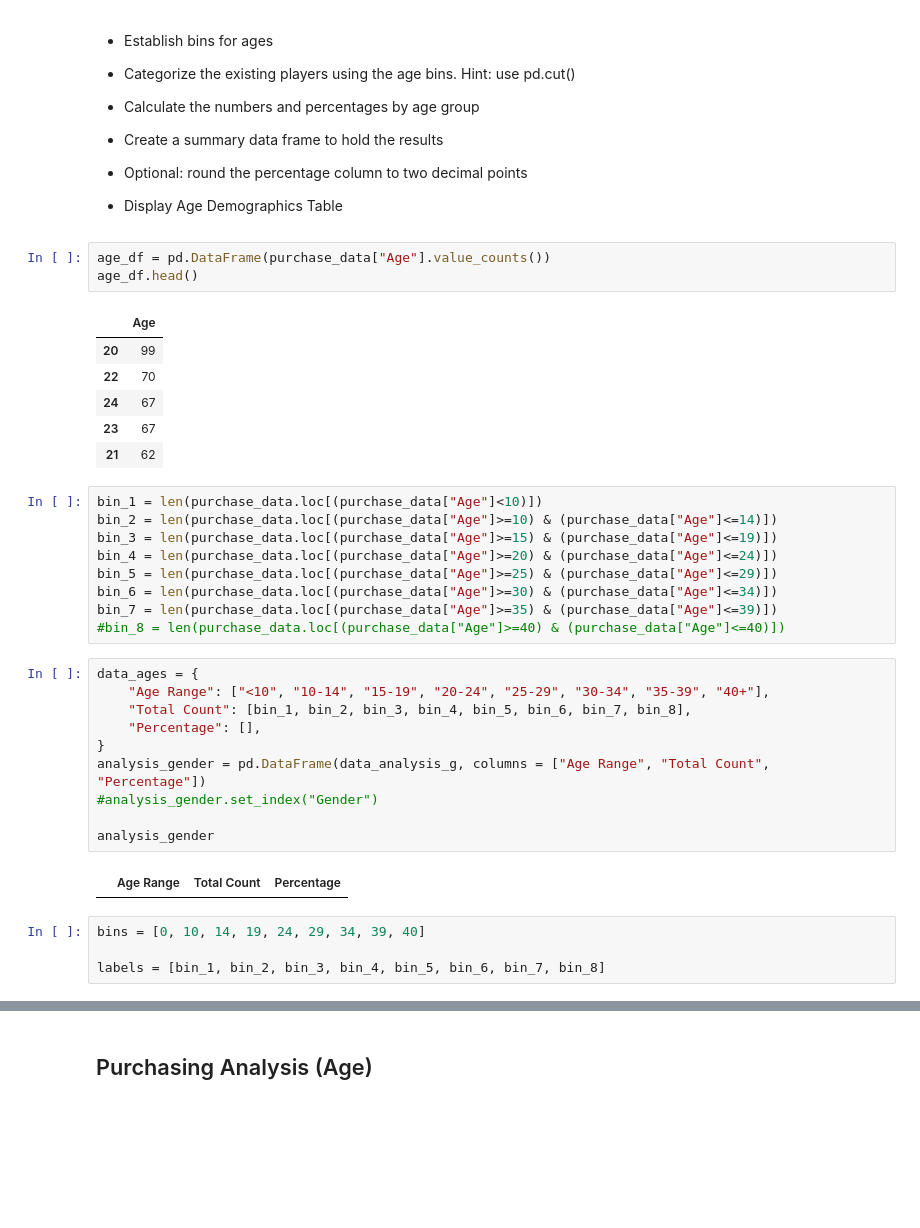
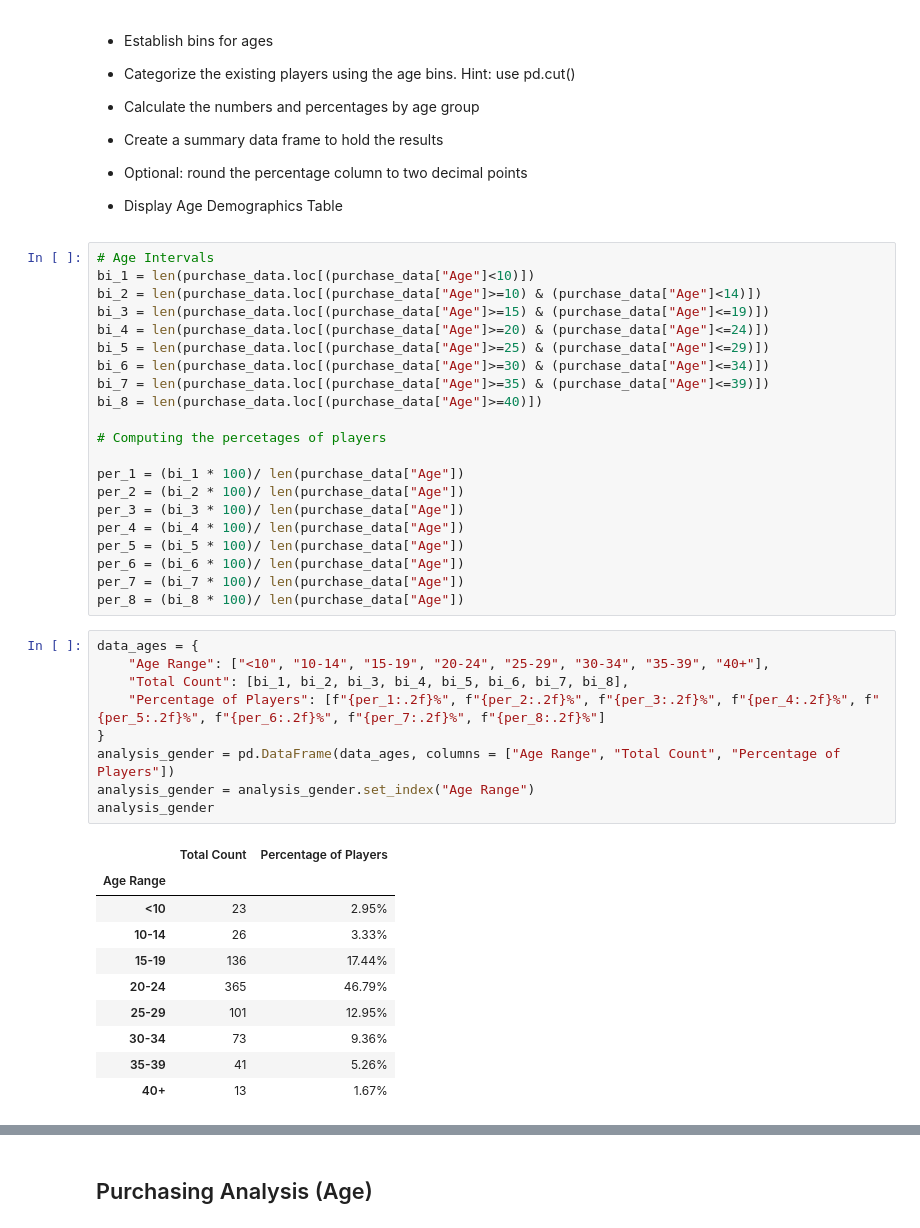
Before and after one commit to jacalderonn/Videogame_sales, a Jupyter notebook: HeroesOfPymoli/HeroesOfPymoli.ipynb, the cells around one changed output, grey strips where cells are left out. Drawn from its saved outputs; the diff is of its cells as text; blank space fills up the shorter version.

```diff
--- a/HeroesOfPymoli/HeroesOfPymoli.ipynb
+++ b/HeroesOfPymoli/HeroesOfPymoli.ipynb
@@ -186,38 +183,44 @@ analysis_gender.set_index("Gender")
 
 
 * Display Age Demographics Table
-# %%
-age_df = pd.DataFrame(purchase_data["Age"].value_counts())
-age_df.head()
-# %% [output]
-|  | Age |
-| 20 | 99 |
-| 22 | 70 |
-| 24 | 67 |
-| 23 | 67 |
-| 21 | 62 |
 # %%
-bin_1 = len(purchase_data.loc[(purchase_data["Age"]<10)])
-bin_2 = len(purchase_data.loc[(purchase_data["Age"]>=10) & (purchase_data["Age"]<=14)])
-bin_3 = len(purchase_data.loc[(purchase_data["Age"]>=15) & (purchase_data["Age"]<=19)])
-bin_4 = len(purchase_data.loc[(purchase_data["Age"]>=20) & (purchase_data["Age"]<=24)])
-bin_5 = len(purchase_data.loc[(purchase_data["Age"]>=25) & (purchase_data["Age"]<=29)])
-bin_6 = len(purchase_data.loc[(purchase_data["Age"]>=30) & (purchase_data["Age"]<=34)])
-bin_7 = len(purchase_data.loc[(purchase_data["Age"]>=35) & (purchase_data["Age"]<=39)])
-#bin_8 = len(purchase_data.loc[(purchase_data["Age"]>=40) & (purchase_data["Age"]<=40)])
+# Age Intervals
+bi_1 = len(purchase_data.loc[(purchase_data["Age"]<10)])
+bi_2 = len(purchase_data.loc[(purchase_data["Age"]>=10) & (purchase_data["Age"]<14)])
+bi_3 = len(purchase_data.loc[(purchase_data["Age"]>=15) & (purchase_data["Age"]<=19)])
+bi_4 = len(purchase_data.loc[(purchase_data["Age"]>=20) & (purchase_data["Age"]<=24)])
+bi_5 = len(purchase_data.loc[(purchase_data["Age"]>=25) & (purchase_data["Age"]<=29)])
+bi_6 = len(purchase_data.loc[(purchase_data["Age"]>=30) & (purchase_data["Age"]<=34)])
+bi_7 = len(purchase_data.loc[(purchase_data["Age"]>=35) & (purchase_data["Age"]<=39)])
+bi_8 = len(purchase_data.loc[(purchase_data["Age"]>=40)])
+
+# Computing the percetages of players
+
+per_1 = (bi_1 * 100)/ len(purchase_data["Age"])
+per_2 = (bi_2 * 100)/ len(purchase_data["Age"])
+per_3 = (bi_3 * 100)/ len(purchase_data["Age"])
+per_4 = (bi_4 * 100)/ len(purchase_data["Age"])
+per_5 = (bi_5 * 100)/ len(purchase_data["Age"])
+per_6 = (bi_6 * 100)/ len(purchase_data["Age"])
+per_7 = (bi_7 * 100)/ len(purchase_data["Age"])
+per_8 = (bi_8 * 100)/ len(purchase_data["Age"])
 # %%
 data_ages = {
     "Age Range": ["<10", "10-14", "15-19", "20-24", "25-29", "30-34", "35-39", "40+"],
-    "Total Count": [bin_1, bin_2, bin_3, bin_4, bin_5, bin_6, bin_7, bin_8],
-    "Percentage": [],
+    "Total Count": [bi_1, bi_2, bi_3, bi_4, bi_5, bi_6, bi_7, bi_8],
+    "Percentage of Players": [f"{per_1:.2f}%", f"{per_2:.2f}%", f"{per_3:.2f}%", f"{per_4:.2f}%", f"{per_5:.2f}%", f"{per_6:.2f}%", f"{per_7:.2f}%", f"{per_8:.2f}%"]
 }
-analysis_gender = pd.DataFrame(data_analysis_g, columns = ["Age Range", "Total Count", "Percentage"])
-#analysis_gender.set_index("Gender")
-
+analysis_gender = pd.DataFrame(data_ages, columns = ["Age Range", "Total Count", "Percentage of Players"])
+analysis_gender = analysis_gender.set_index("Age Range")
 analysis_gender
 # %% [output]
-|  | Age Range | Total Count | Percentage |
+|  | Total Count | Percentage of Players |
+| Age Range |  |  |
+| <10 | 23 | 2.95% |
+| 10-14 | 26 | 3.33% |
+| 15-19 | 136 | 17.44% |
+| 20-24 | 365 | 46.79% |
+| 25-29 | 101 | 12.95% |
+| 30-34 | 73 | 9.36% |
+| 35-39 | 41 | 5.26% |
+| 40+ | 13 | 1.67% |
-# %%
-bins = [0, 10, 14, 19, 24, 29, 34, 39, 40]
-
-labels = [bin_1, bin_2, bin_3, bin_4, bin_5, bin_6, bin_7, bin_8]
```
Also changed, not shown: parts of 10 cells of this notebook.
